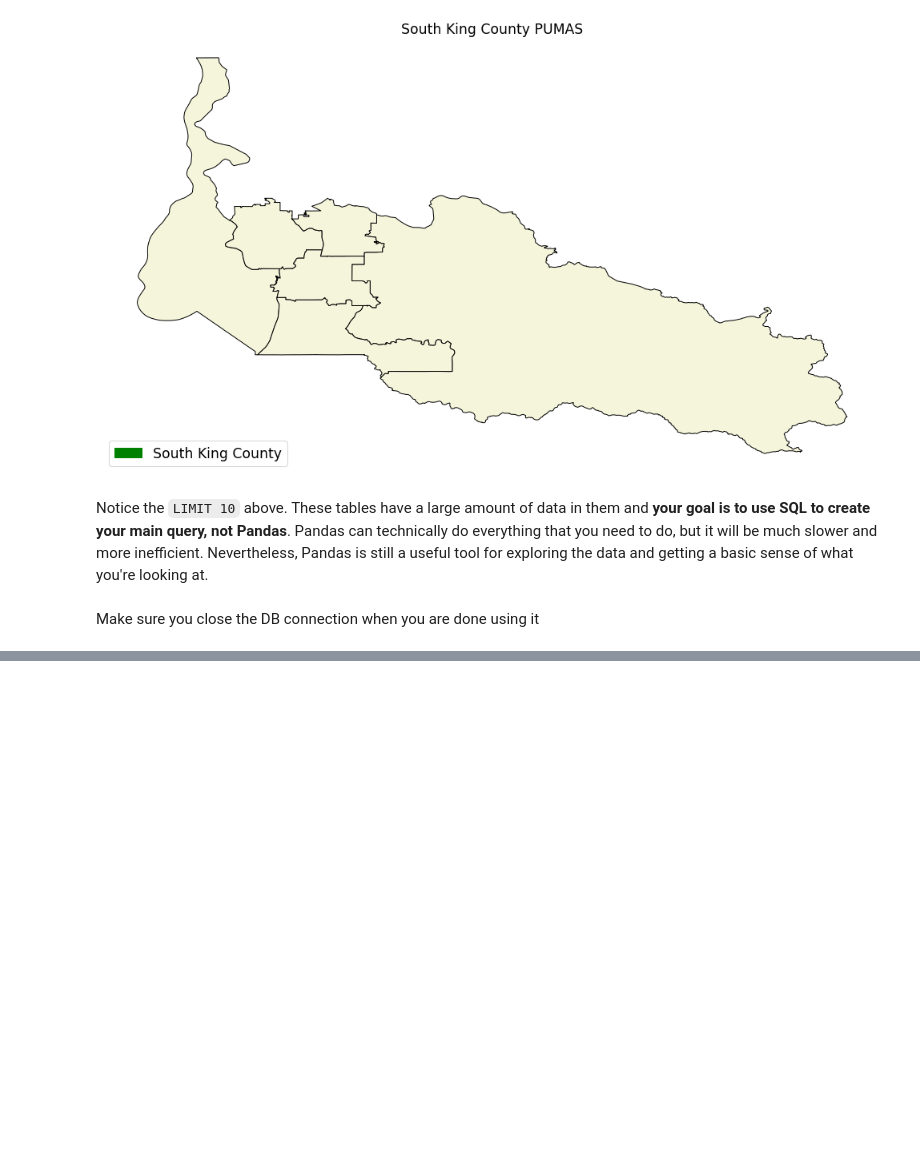
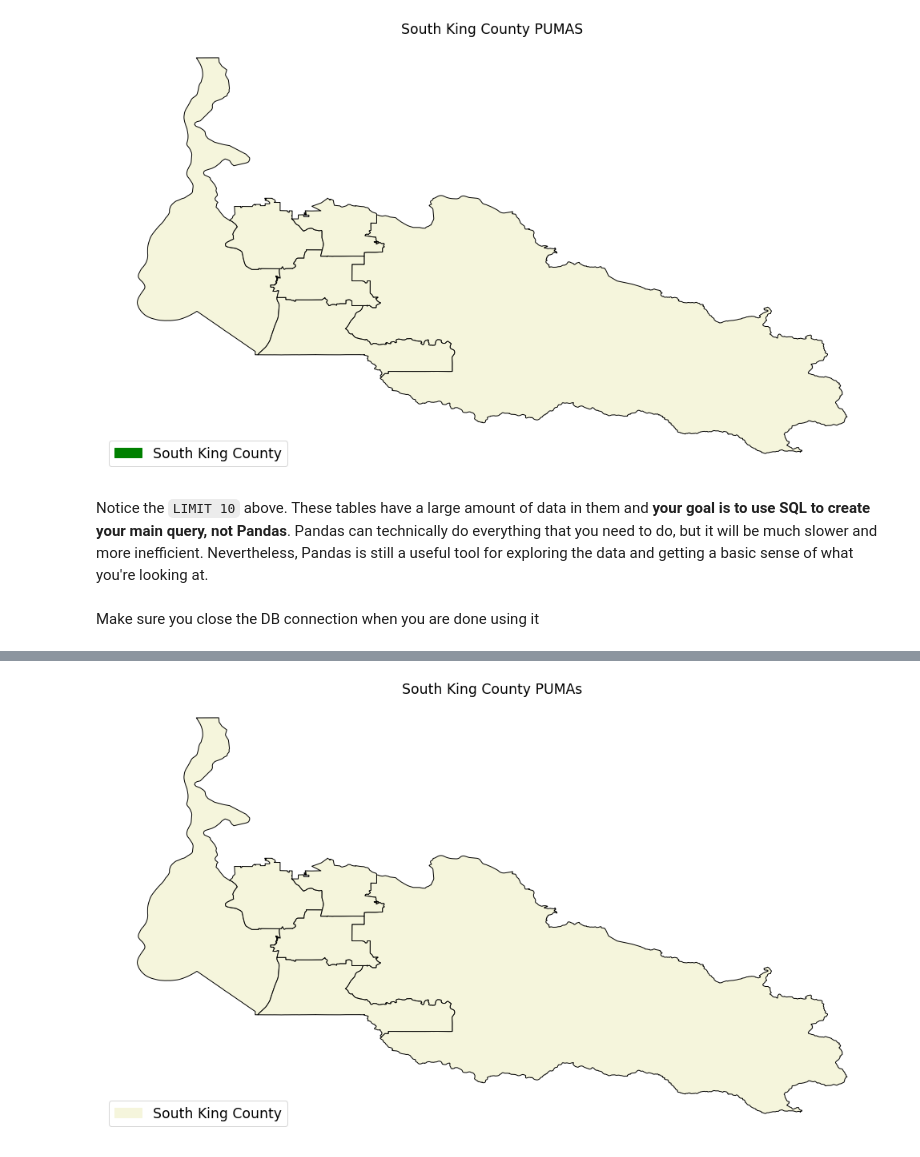
Before and after one commit to hmdev649/dsc-mod-1-project-seattle-ds, a Jupyter notebook: notebooks/exploratory/cavinsNOTEBOOK.ipynb, the cells around one changed output, grey strips where cells are left out. Drawn from its saved outputs; the diff is of its cells as text; code cells hidden in the pictures; blank space fills up the shorter version.

```diff
--- a/notebooks/exploratory/cavinsNOTEBOOK.ipynb
+++ b/notebooks/exploratory/cavinsNOTEBOOK.ipynb
@@ -159,0 +175,6 @@ conn.close()
+# %%
+# third map: South King County only
+fig3, ax3, cmap = map_creation(["South King County"], "South King County PUMAs");
+df[df["s_kc"]==True].plot(ax=ax3, column="s_kc", edgecolor="black", cmap=cmap);
+# %% [output]
+[figure, added]
```
Also changed, not shown: parts of 5 cells of this notebook, 8 other files.
